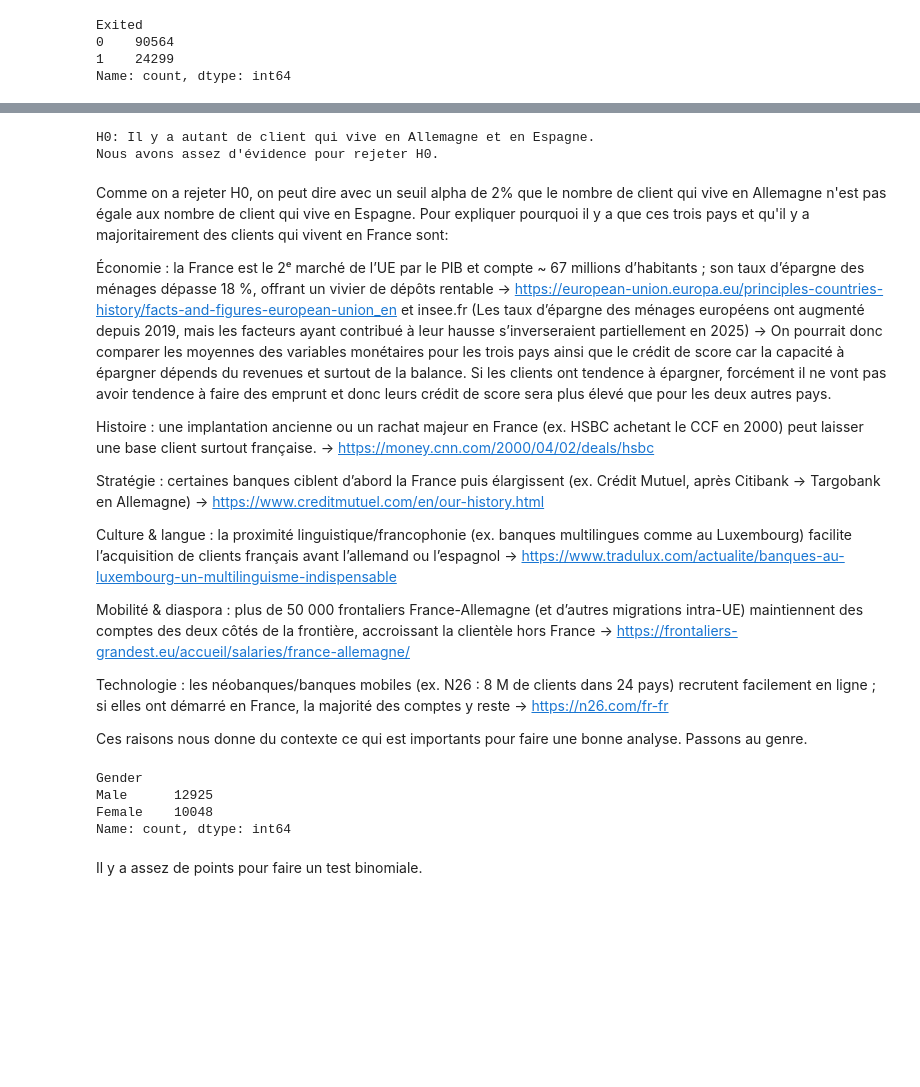
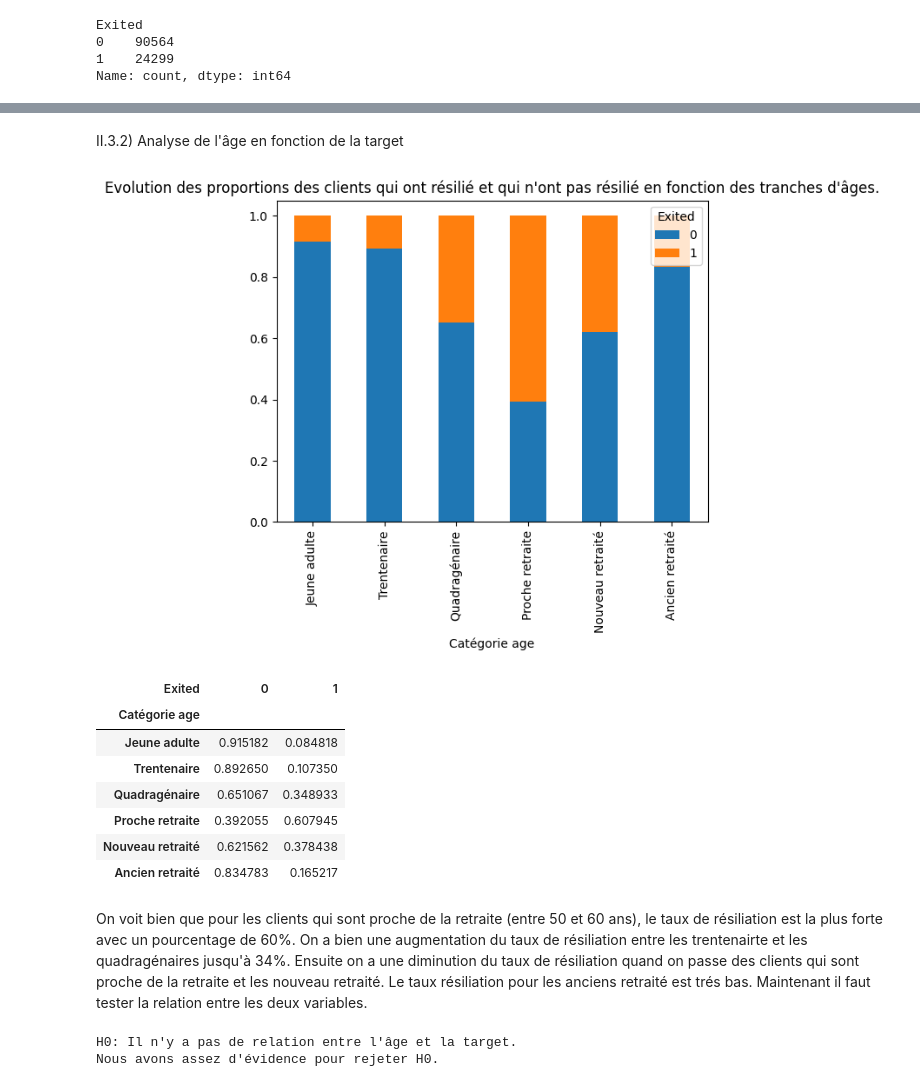
Before and after one commit to fmazur57u/Bank-churn, a Jupyter notebook: bankChurn/src/bankchurn/projet_bank_churn.ipynb, the cells around one changed output, grey strips where cells are left out. Saved outputs shown, nothing was run; the diff lists cells and outputs as text; code cells hidden in the pictures; blank space fills up the shorter version.

```diff
--- a/bankChurn/src/bankchurn/projet_bank_churn.ipynb
+++ b/bankChurn/src/bankchurn/projet_bank_churn.ipynb
@@ -111,43 +185,55 @@ On a assez de points pour faire notre test.
+# %% [markdown]
+II.3.2) Analyse de l'âge en fonction de la target
+# %%
+ordre = [
+    "Jeune adulte",
+    "Trentenaire",
+    "Quadragénaire",
+    "Proche retraite",
+    "Nouveau retraité",
+    "Ancien retraité",
+]
+
+idx_dtype = CategoricalDtype(categories=ordre, ordered=True)
+
+pd.crosstab(
+    train_set["Catégorie age"].astype(idx_dtype),
+    train_set["Exited"],
+    normalize="index",
+).plot(kind="bar", stacked=True)
+plt.title(
+    "Evolution des proportions des clients qui ont résilié et qui n'ont pas résilié en fonction des tranches d'âges."
+)
+plt.show()
+
+pd.crosstab(
+    train_set["Catégorie age"].astype(idx_dtype),
+    train_set["Exited"],
+    normalize="index",
+)
+# %% [output]
+[figure, added]
+| Exited | 0 | 1 |
+| Catégorie age |  |  |
+| Jeune adulte | 0.915182 | 0.084818 |
+| Trentenaire | 0.892650 | 0.107350 |
+| Quadragénaire | 0.651067 | 0.348933 |
+| Proche retraite | 0.392055 | 0.607945 |
+| Nouveau retraité | 0.621562 | 0.378438 |
+| Ancien retraité | 0.834783 | 0.165217 |
+# %% [markdown]
+On voit bien que pour les clients qui sont proche de la retraite (entre 50 et 60 ans), le taux de résiliation est la plus forte avec un pourcentage de 60%. On a bien une augmentation du taux de résiliation entre les trentenairte et les quadragénaires jusqu'à 34%. Ensuite on a une diminution du taux de résiliation quand on passe des clients qui sont proche de la retraite et les nouveau retraité. Le taux résiliation pour les anciens retraité est trés bas. Maintenant il faut tester la relation entre les deux variables.
 # %%
-print("H0: Il y a autant de client qui vive en Allemagne et en Espagne.")
+print("H0: Il n'y a pas de relation entre l'âge et la target.")
 
 alpha = 0.02
 
-k=data_test["Geography"].value_counts()["Spain"]
-
-n = len(data_test)
-
-p_value = binomtest(k=k, n=n).pvalue
+p_value = chi2_contingency(pd.crosstab(train_set["Age"], train_set["Exited"])).pvalue
 
 if p_value < alpha:
     print("Nous avons assez d'évidence pour rejeter H0.")
 else:
     print("Nous n'avons pas assez d'évidence pour rejeter H0.")
 # %% [output]
-H0: Il y a autant de client qui vive en Allemagne et en Espagne.
+H0: Il n'y a pas de relation entre l'âge et la target.
 Nous avons assez d'évidence pour rejeter H0.
-# %% [markdown]
-Comme on a rejeter H0, on peut dire avec un seuil alpha de 2% que le nombre de client qui vive en Allemagne n'est pas égale aux nombre de client qui vive en Espagne. Pour expliquer pourquoi il y a que ces trois pays et qu'il y a majoritairement des clients qui vivent en France sont:
-
-Économie : la France est le 2ᵉ marché de l’UE par le PIB et compte ~ 67 millions d’habitants ; son taux d’épargne des ménages dépasse 18 %, offrant un vivier de dépôts rentable -> https://european-union.europa.eu/principles-countries-history/facts-and-figures-european-union_en et insee.fr (Les taux d’épargne des ménages européens ont augmenté depuis 2019, mais les facteurs ayant contribué à leur hausse s’inverseraient partiellement en 2025) -> On pourrait donc comparer les moyennes des variables monétaires pour les trois pays ainsi que le crédit de score car la capacité à épargner dépends du revenues et surtout de la balance. Si les clients ont tendence à épargner, forcément il ne vont pas avoir tendence à faire des emprunt et donc leurs crédit de score sera plus élevé que pour les deux autres pays.
-
-Histoire : une implantation ancienne ou un rachat majeur en France (ex. HSBC achetant le CCF en 2000) peut laisser une base client surtout française. -> https://money.cnn.com/2000/04/02/deals/hsbc
-
-Stratégie : certaines banques ciblent d’abord la France puis élargissent (ex. Crédit Mutuel, après Citibank → Targobank en Allemagne) -> https://www.creditmutuel.com/en/our-history.html
-
-Culture & langue : la proximité linguistique/francophonie (ex. banques multilingues comme au Luxembourg) facilite l’acquisition de clients français avant l’allemand ou l’espagnol -> https://www.tradulux.com/actualite/banques-au-luxembourg-un-multilinguisme-indispensable
-
-Mobilité & diaspora : plus de 50 000 frontaliers France-Allemagne (et d’autres migrations intra-UE) maintiennent des comptes des deux côtés de la frontière, accroissant la clientèle hors France -> https://frontaliers-grandest.eu/accueil/salaries/france-allemagne/
-
-Technologie : les néobanques/banques mobiles (ex. N26 : 8 M de clients dans 24 pays) recrutent facilement en ligne ; si elles ont démarré en France, la majorité des comptes y reste -> https://n26.com/fr-fr
-
-Ces raisons nous donne du contexte ce qui est importants pour faire une bonne analyse. Passons au genre.
-# %%
-confirmation_set["Gender"].value_counts()
-# %% [output]
-Gender
-Male      12925
-Female    10048
-Name: count, dtype: int64
-# %% [markdown]
-Il y a assez de points pour faire un test binomiale.
```
Also changed, not shown: parts of 37 cells of this notebook.
